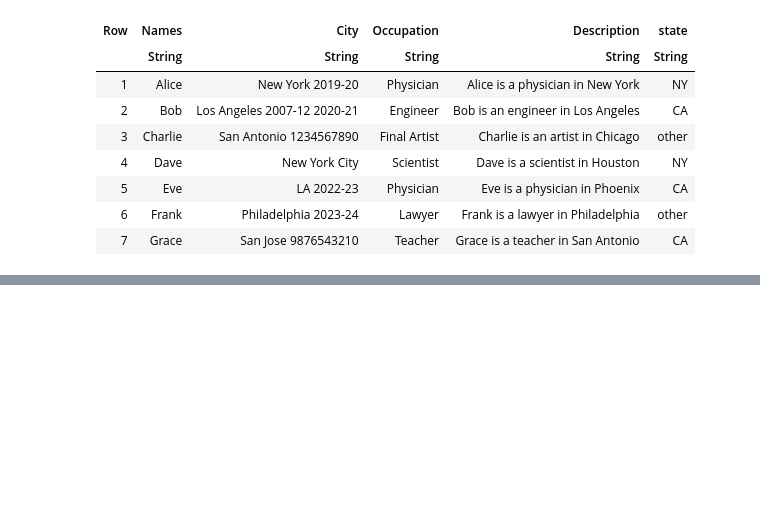
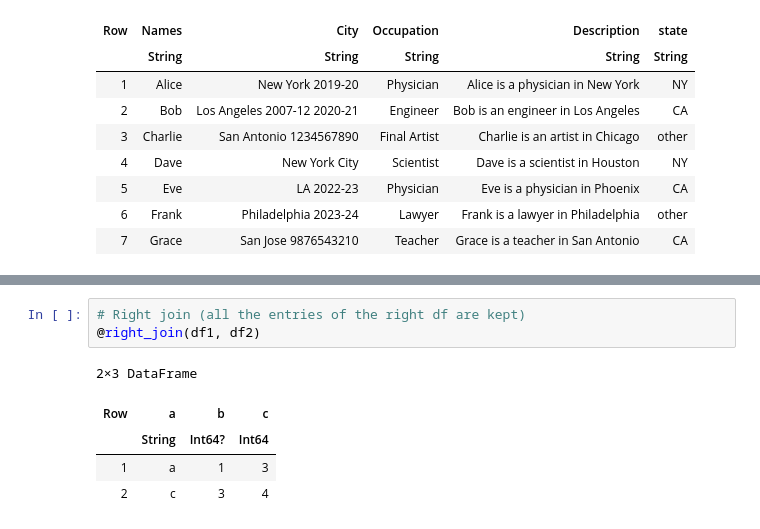
Before and after one commit to chlazaris/Julia_for_DS, a Jupyter notebook: Julia_Tidier.ipynb, the cells around one changed output, grey strips where cells are left out. Cells and saved outputs as stored; diff of their text form; blank space fills up the shorter version.

```diff
--- a/Julia_Tidier.ipynb
+++ b/Julia_Tidier.ipynb
@@ -580,0 +601,9 @@ end
+# %%
+# Right join (all the entries of the right df are kept)
+@right_join(df1, df2)
+# %% [output]
+2×3 DataFrame
+| Row | a | b | c |
+|  | String | Int64? | Int64 |
+| 1 | a | 1 | 3 |
+| 2 | c | 3 | 4 |
```
Also changed, not shown: parts of 8 cells of this notebook.
